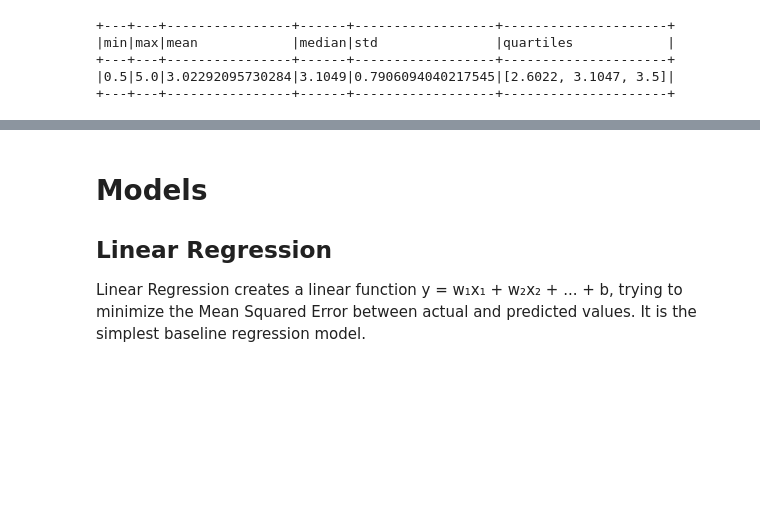
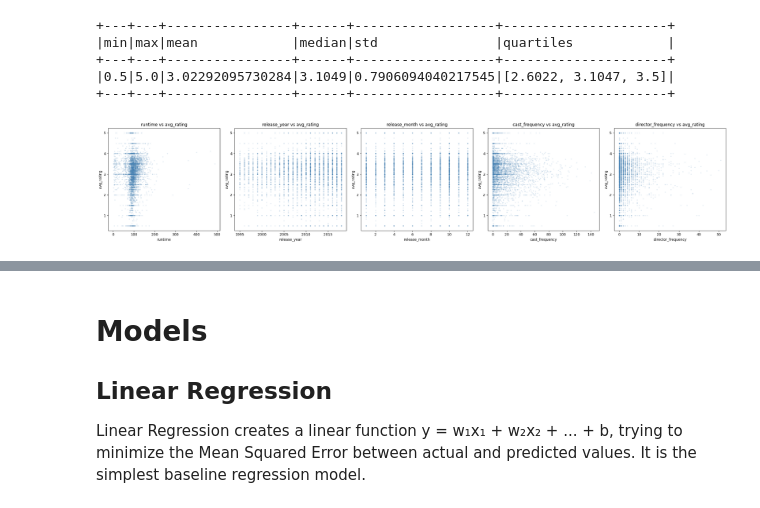
Before and after one commit to alexpanayi474/DSC511-MovieLens-Project, a Jupyter notebook: DSC_511_MovieLens.ipynb, the cells around one changed output, grey strips where cells are left out. Drawn from its saved outputs; the diff is of its cells as text; code cells hidden in the pictures; blank space fills up the shorter version.

Commit message:
Scatterplot and boxplots of predictors and response. Added Gradient Boosting to see if we can improve predictive performance. Tried to include Title text as a predictor to see if it helps.

```diff
--- a/DSC_511_MovieLens.ipynb
+++ b/DSC_511_MovieLens.ipynb
@@ -2486,3 +2486,26 @@ train_final.select(
 +---+---+----------------+------+------------------+---------------------+
 |0.5|5.0|3.02292095730284|3.1049|0.7906094040217545|[2.6022, 3.1047, 3.5]|
 +---+---+----------------+------+------------------+---------------------+
+# %%
+# Sample for plotting
+sample_pd = train_final.select(
+    "runtime", "release_year", "release_month",
+    "cast_frequency", "director_frequency", "avg_rating"
+).toPandas().sample(5000, random_state=42)
+
+# Scatter plots: each feature vs avg_rating
+features_to_plot = ["runtime", "release_year", "release_month",
+                    "cast_frequency", "director_frequency"]
+
+fig, axes = plt.subplots(1, 5, figsize=(25, 5))
+
+for i, feat in enumerate(features_to_plot):
+    axes[i].scatter(sample_pd[feat], sample_pd["avg_rating"], alpha=0.1, s=5, color="steelblue")
+    axes[i].set_xlabel(feat)
+    axes[i].set_ylabel("avg_rating")
+    axes[i].set_title(f"{feat} vs avg_rating")
+
+plt.tight_layout()
+plt.show()
+# %% [output]
+[figure, added]
```
Also changed, not shown: parts of 3 cells of this notebook.
